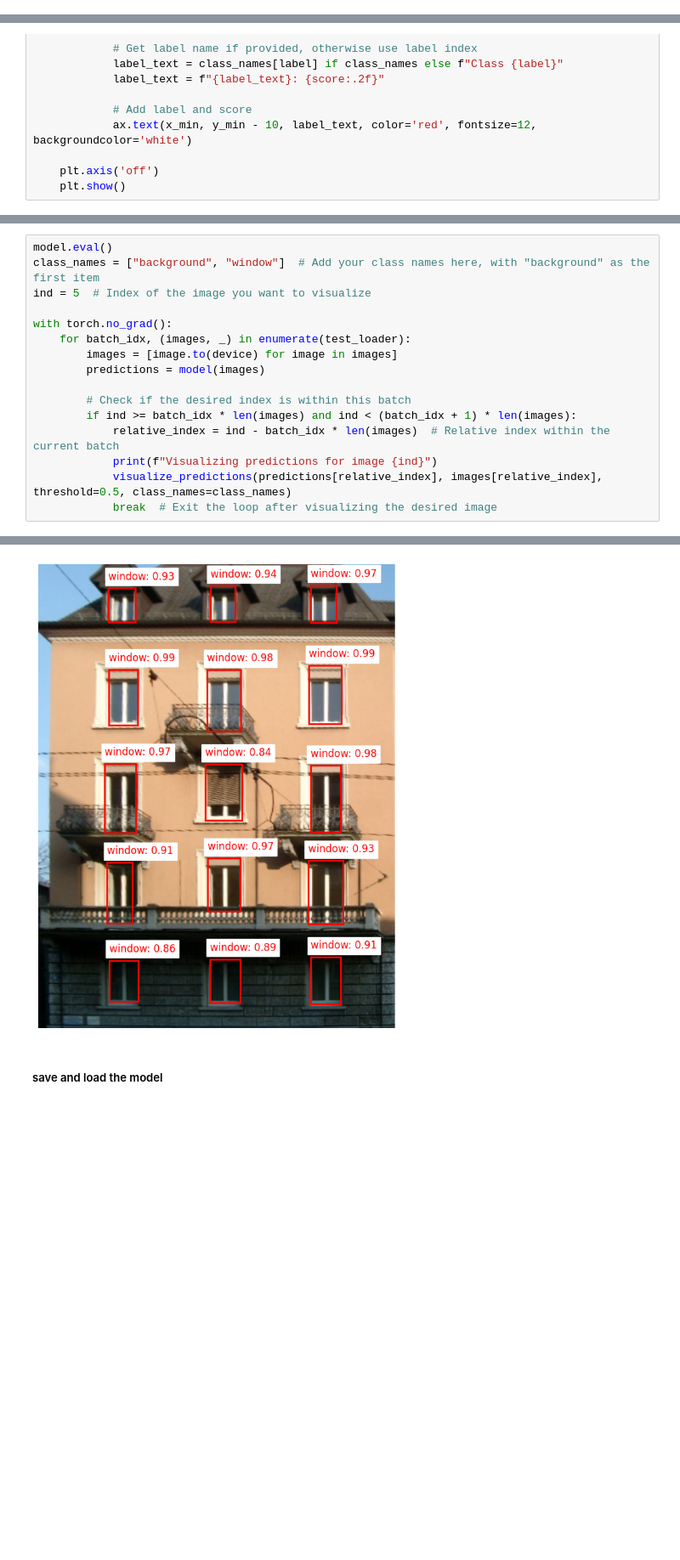
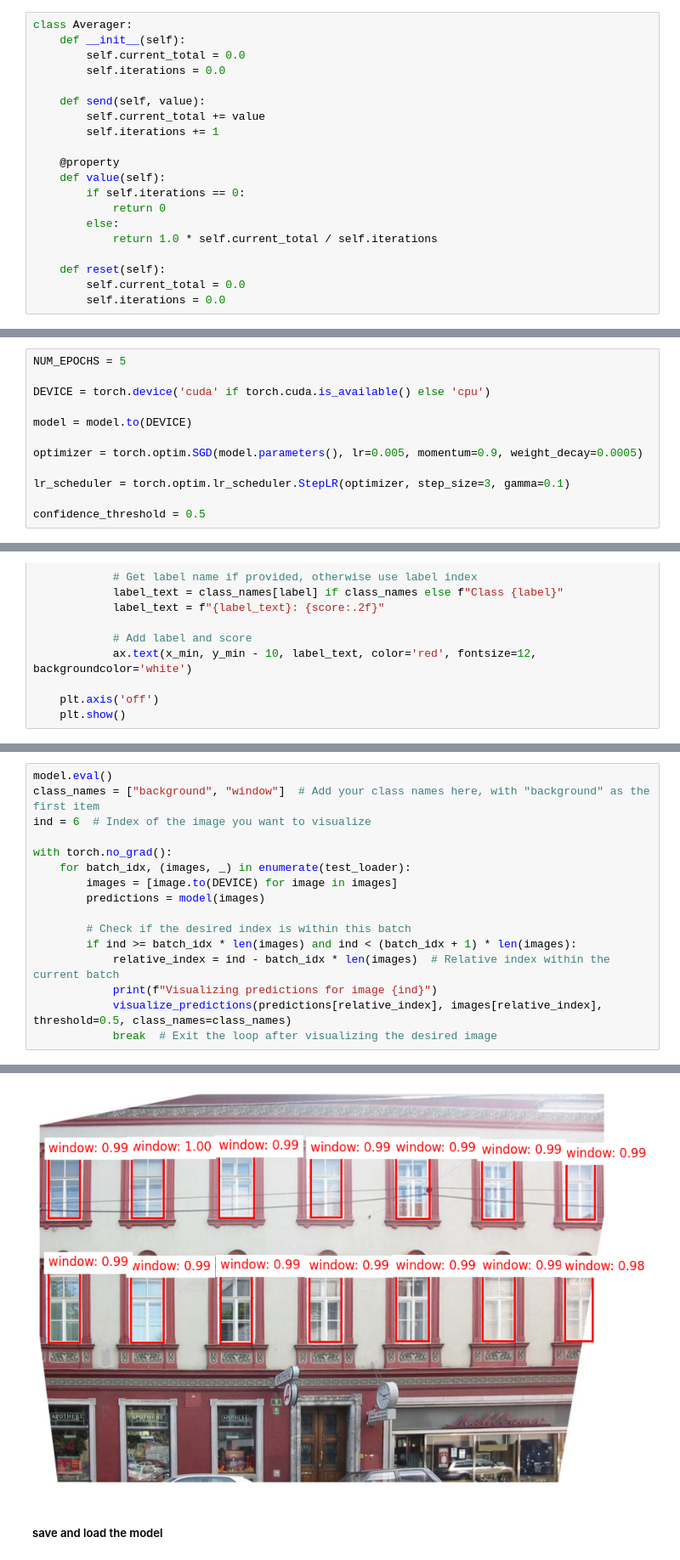
Before and after one commit to mohamadalbaaj/WWR, a Jupyter notebook: object_detection_fasterrcnn_train.ipynb, the cells around one changed output, grey strips where cells are left out. Shown at 85% size. Drawn from its saved outputs; the diff is of its cells as text; blank space fills up the shorter version.

```diff
--- a/object_detection_fasterrcnn_train.ipynb
+++ b/object_detection_fasterrcnn_train.ipynb
@@ -572,0 +395,20 @@ Training complete!
+# %%
+class Averager:
+    def __init__(self):
+        self.current_total = 0.0
+        self.iterations = 0.0
+
+    def send(self, value):
+        self.current_total += value
+        self.iterations += 1
+
+    @property
+    def value(self):
+        if self.iterations == 0:
+            return 0
+        else:
+            return 1.0 * self.current_total / self.iterations
+
+    def reset(self):
+        self.current_total = 0.0
+        self.iterations = 0.0
@@ -572,0 +417,12 @@ Training complete!
+# %%
+NUM_EPOCHS = 5
+
+DEVICE = torch.device('cuda' if torch.cuda.is_available() else 'cpu')
+
+model = model.to(DEVICE)
+
+optimizer = torch.optim.SGD(model.parameters(), lr=0.005, momentum=0.9, weight_decay=0.0005)
+
+lr_scheduler = torch.optim.lr_scheduler.StepLR(optimizer, step_size=3, gamma=0.1)
+
+confidence_threshold = 0.5
@@ -617,11 +650,11 @@ def visualize_predictions(predictions, image_tensor, threshold=0.5, class_names=
 # %%
 model.eval()
 class_names = ["background", "window"]  # Add your class names here, with "background" as the first item
-ind = 5  # Index of the image you want to visualize
+ind = 6  # Index of the image you want to visualize
 
 with torch.no_grad():
     for batch_idx, (images, _) in enumerate(test_loader):
-        images = [image.to(device) for image in images]
+        images = [image.to(DEVICE) for image in images]
         predictions = model(images)
 
         # Check if the desired index is within this batch
@@ -635,4 +668,4 @@ Visualizing predictions for image 5
-[figure, old version]
+[figure, new version]
 # %% [markdown]
 ##### save and load the model
 # %%
```
Also changed, not shown: parts of 14 cells of this notebook, 4 other files.
